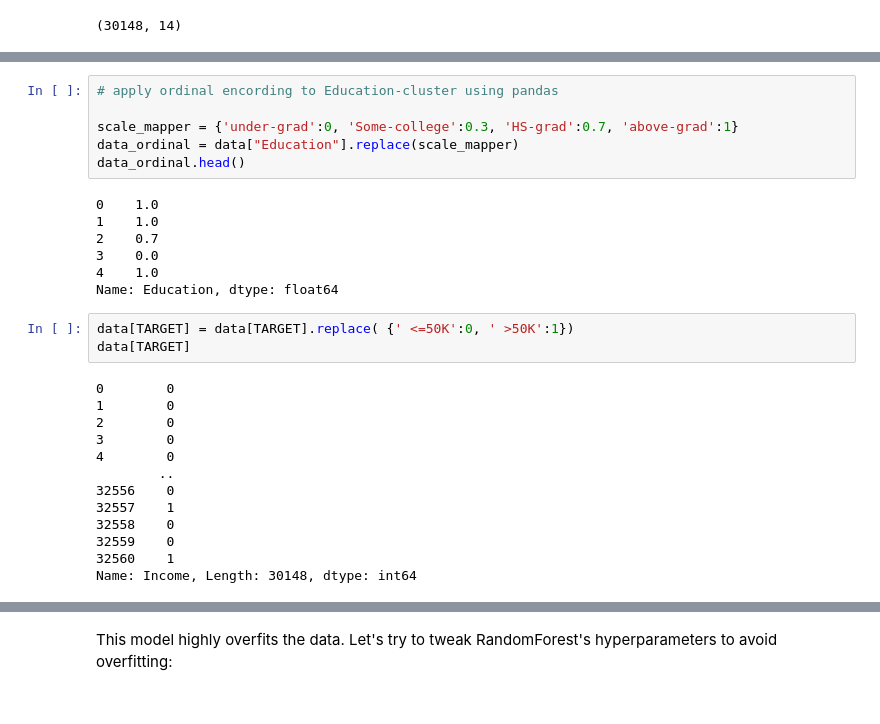
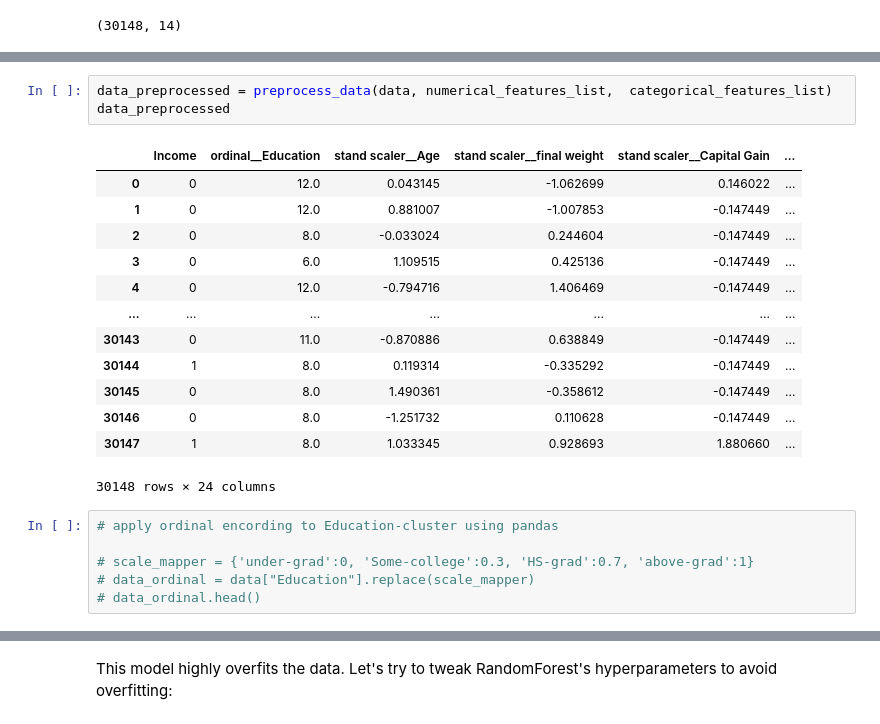
Before and after one commit to nadiia-duiunova/Adults_pet_project, a Jupyter notebook: RandomForestClassifier.ipynb, the cells around one changed output, grey strips where cells are left out. Saved outputs shown, nothing was run; the diff lists cells and outputs as text.

```diff
--- a/RandomForestClassifier.ipynb
+++ b/RandomForestClassifier.ipynb
@@ -199,29 +131,23 @@ data_nominal
+# %%
+data_preprocessed = preprocess_data(data, numerical_features_list,  categorical_features_list)
+data_preprocessed
+# %% [output]
+|  | Income | ordinal__Education | stand scaler__Age | stand scaler__final weight | stand scaler__Capital Gain | ... |
+| 0 | 0 | 12.0 | 0.043145 | -1.062699 | 0.146022 | ... |
+| 1 | 0 | 12.0 | 0.881007 | -1.007853 | -0.147449 | ... |
+| 2 | 0 | 8.0 | -0.033024 | 0.244604 | -0.147449 | ... |
+| 3 | 0 | 6.0 | 1.109515 | 0.425136 | -0.147449 | ... |
+| 4 | 0 | 12.0 | -0.794716 | 1.406469 | -0.147449 | ... |
+| ... | ... | ... | ... | ... | ... | ... |
+| 30143 | 0 | 11.0 | -0.870886 | 0.638849 | -0.147449 | ... |
+| 30144 | 1 | 8.0 | 0.119314 | -0.335292 | -0.147449 | ... |
+| 30145 | 0 | 8.0 | 1.490361 | -0.358612 | -0.147449 | ... |
+| 30146 | 0 | 8.0 | -1.251732 | 0.110628 | -0.147449 | ... |
+| 30147 | 1 | 8.0 | 1.033345 | 0.928693 | 1.880660 | ... |
+30148 rows × 24 columns
 # %%
 # apply ordinal encording to Education-cluster using pandas
 
-scale_mapper = {'under-grad':0, 'Some-college':0.3, 'HS-grad':0.7, 'above-grad':1}
-data_ordinal = data["Education"].replace(scale_mapper)
-data_ordinal.head()
+# scale_mapper = {'under-grad':0, 'Some-college':0.3, 'HS-grad':0.7, 'above-grad':1}
+# data_ordinal = data["Education"].replace(scale_mapper)
+# data_ordinal.head()
-# %% [output]
-0    1.0
-1    1.0
-2    0.7
-3    0.0
-4    1.0
-Name: Education, dtype: float64
-# %%
-data[TARGET] = data[TARGET].replace( {' <=50K':0, ' >50K':1})
-data[TARGET]
-# %% [output]
-0        0
-1        0
-2        0
-3        0
-4        0
-        ..
-32556    0
-32557    1
-32558    0
-32559    0
-32560    1
-Name: Income, Length: 30148, dtype: int64
```
Also changed, not shown: parts of 20 cells of this notebook.
